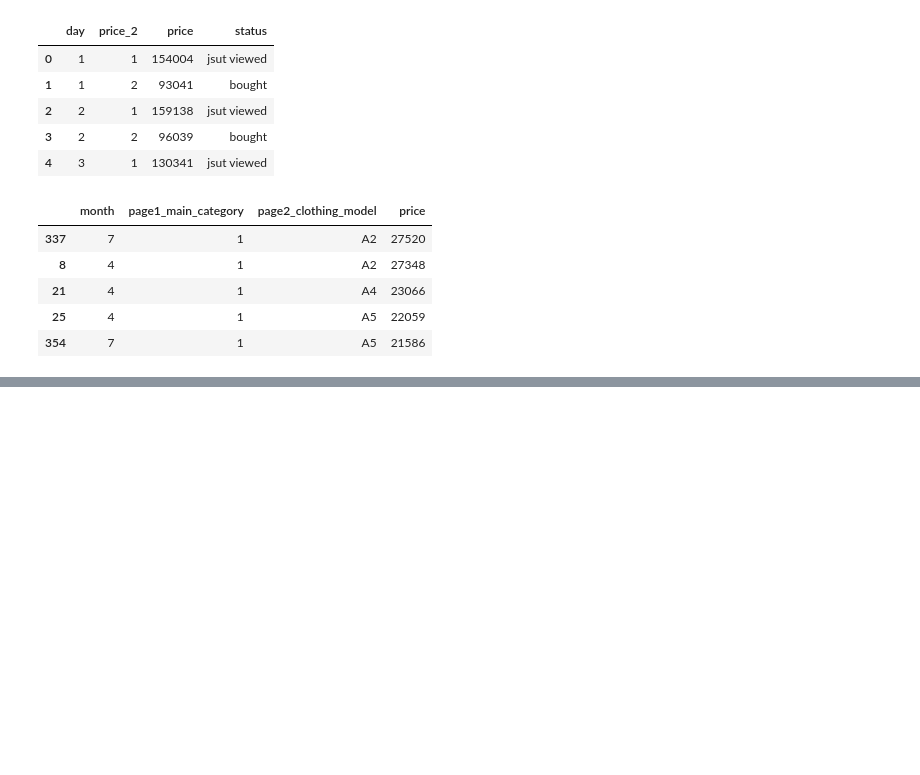
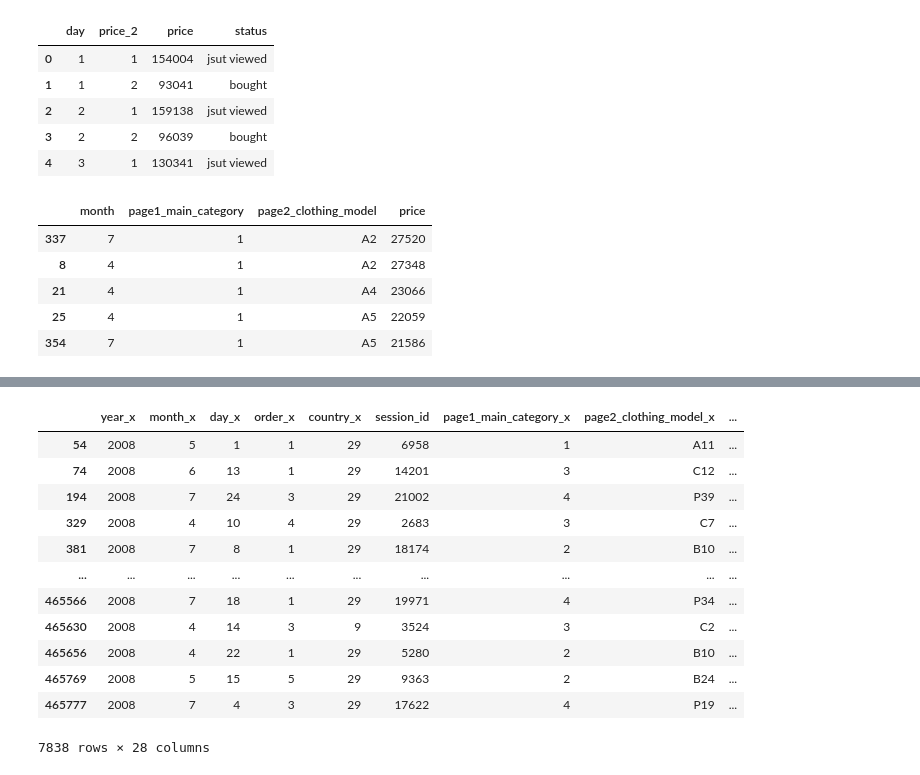
Before and after one commit to Aravind-M2/E-Commerce-Customer-conversion, a Jupyter notebook: data exploration.ipynb, the cells around one changed output, grey strips where cells are left out. Drawn from its saved outputs; the diff is of its cells as text; code cells hidden in the pictures; blank space fills up the shorter version.

```diff
--- a/data exploration.ipynb
+++ b/data exploration.ipynb
@@ -292,0 +422,19 @@ fig.show()
+# %%
+temp = unmatched_in_left['session_id'].value_counts()
+# temp
+unmatched_in_left['session_count'] = unmatched_in_left['session_id'].map(temp)
+unmatched_in_left
+# %% [output]
+|  | year_x | month_x | day_x | order_x | country_x | session_id | page1_main_category_x | page2_clothing_model_x | ... |
+| 54 | 2008 | 5 | 1 | 1 | 29 | 6958 | 1 | A11 | ... |
+| 74 | 2008 | 6 | 13 | 1 | 29 | 14201 | 3 | C12 | ... |
+| 194 | 2008 | 7 | 24 | 3 | 29 | 21002 | 4 | P39 | ... |
+| 329 | 2008 | 4 | 10 | 4 | 29 | 2683 | 3 | C7 | ... |
+| 381 | 2008 | 7 | 8 | 1 | 29 | 18174 | 2 | B10 | ... |
+| ... | ... | ... | ... | ... | ... | ... | ... | ... | ... |
+| 465566 | 2008 | 7 | 18 | 1 | 29 | 19971 | 4 | P34 | ... |
+| 465630 | 2008 | 4 | 14 | 3 | 9 | 3524 | 3 | C2 | ... |
+| 465656 | 2008 | 4 | 22 | 1 | 29 | 5280 | 2 | B10 | ... |
+| 465769 | 2008 | 5 | 15 | 5 | 29 | 9363 | 2 | B24 | ... |
+| 465777 | 2008 | 7 | 4 | 3 | 29 | 17622 | 4 | P19 | ... |
+7838 rows × 28 columns
```
Also changed, not shown: parts of 12 cells of this notebook.
